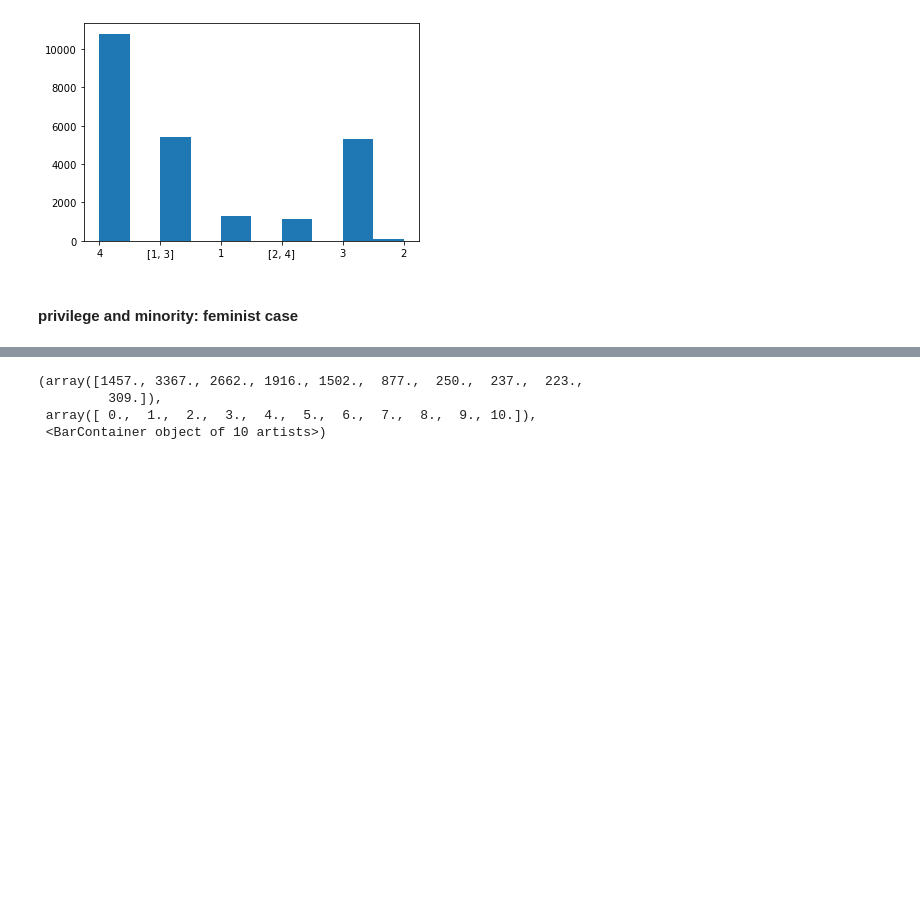
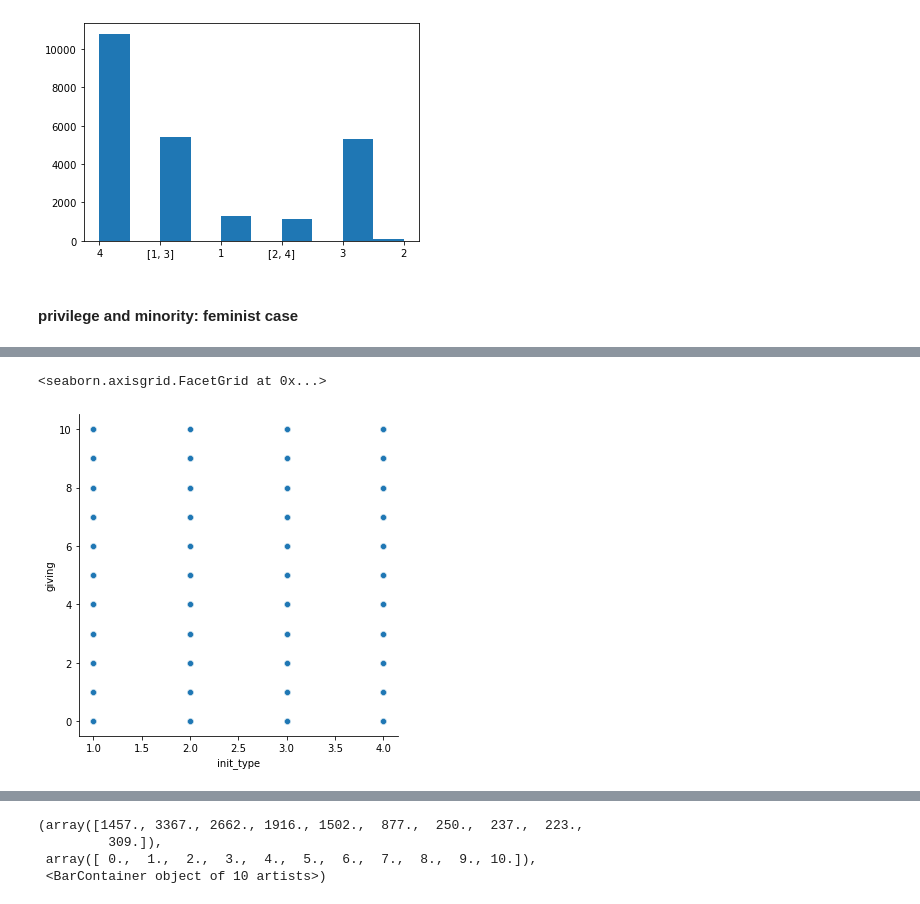
Before and after one commit to yierrr/Feminism-Simulation, a Jupyter notebook: nested group mesa.ipynb, the cells around one changed output, grey strips where cells are left out. Cells and saved outputs as stored; diff of their text form; code cells hidden in the pictures; blank space fills up the shorter version.

```diff
--- a/nested group mesa.ipynb
+++ b/nested group mesa.ipynb
@@ -505,3 +554,10 @@ class Model(Model):
     def step(self):
         '''Advance the model by one step.'''
         self.schedule.step()
+# %%
+df = []
+
+m = Model(30,i)
+for _ in range(50):
+    m.step()
+    df.append(m.giving_df)
@@ -508,7 +589,8 @@ class Model(Model):
 # %%
 df = []
-for _ in range(100):
-    m = Model(16)
+for i in range(100):
+    m = Model(16, i)
     m.step()
     df.append(m.giving_df)
 dff=pd.concat(df)
+# this has been saved in pickle as 'p'
@@ -523,0 +614,7 @@ dff.head()
+# %%
+#1. rel--scatter plot
+sns.relplot(data = dff, x='init_type',y='giving',kind='scatter')
+#hue: group by type and assign different colors to them
+# %% [output]
+<seaborn.axisgrid.FacetGrid at 0x...>
+[figure, added]
```
Also changed, not shown: parts of 14 cells of this notebook.
